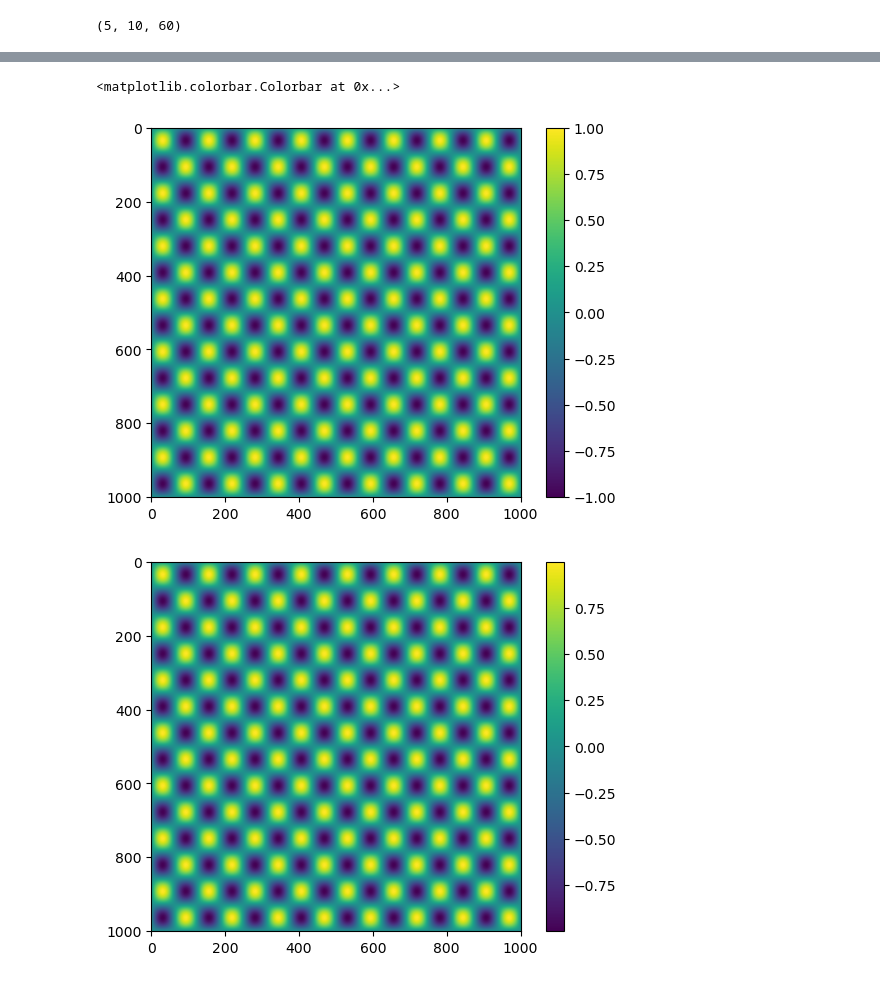
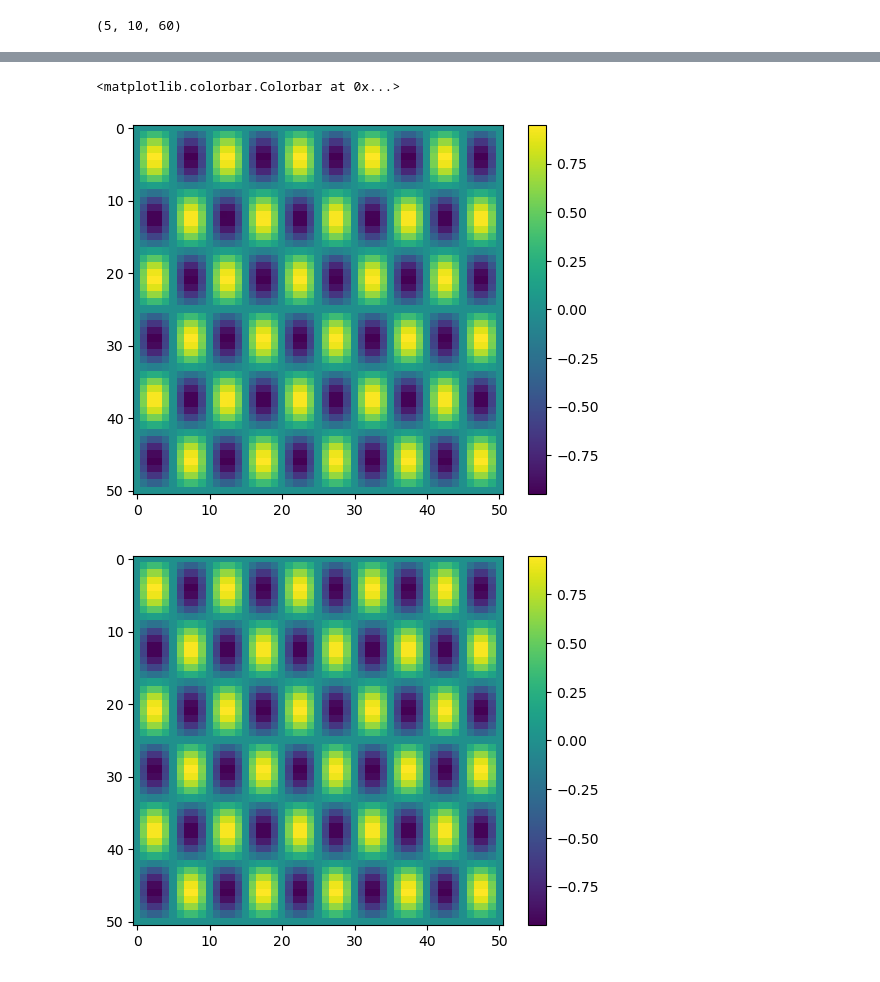
Before and after one commit to TheoBourdais/ModelAggregation, a Jupyter notebook: AggregatePDESolvers/gaussian_pde_solve.ipynb, the cells around one changed output, grey strips where cells are left out. Drawn from its saved outputs; the diff is of its cells as text; code cells hidden in the pictures.

```diff
--- a/AggregatePDESolvers/gaussian_pde_solve.ipynb
+++ b/AggregatePDESolvers/gaussian_pde_solve.ipynb
@@ -251,9 +243,9 @@ l
 
 
 def gaussian_separable_kernel(Ffunctions,Gfunctions,mat,l):
-    F_vals=np.stack([sample_from_u(lambda x,y:fi([x,y]),1000) for fi in Ffunctions])
+    F_vals=np.stack([sample_from_u(lambda x,y:fi([x,y]),N_target) for fi in Ffunctions])
     if Gfunctions is not None:
-        G_vals=np.stack([sample_from_u(lambda x,y:fi([x,y]),1000) for fi in Gfunctions])
+        G_vals=np.stack([sample_from_u(lambda x,y:fi([x,y]),N_target) for fi in Gfunctions])
     else:
         G_vals=F_vals
     K1=rbf_kernel(F_vals.reshape(F_vals.shape[0],-1),G_vals.reshape(G_vals.shape[0],-1),gamma=1/(2*l**2))
@@ -263,7 +255,6 @@ def gaussian_separable_kernel(Ffunctions,Gfunctions,mat,l):
 my_kernel=partial(gaussian_separable_kernel,mat=np.eye(len(solvers)),l=1499440.7651980314)
 # %%
 kernel_matrix=my_kernel(F,None)
-kernel_matrix+=1
 # %%
 plt.imshow(kernel_matrix[:,:,0,0])
 plt.colorbar()
@@ -329,7 +316,7 @@ Y_components_to_test=pca.transform(np.stack([sample_from_u(u_i,1000) for u_i in
 # %%
-kernel_to_test=my_kernel(F,F_to_test)+1
+kernel_to_test=my_kernel(F,F_to_test)
 # %%
-model_values_to_test=np.stack([np.stack([solver(f,N_target=1000) for solver in solvers]) for f in tqdm(F_to_test)])
+model_values_to_test=np.stack([np.stack([solver(f,N_target=N_target) for solver in solvers]) for f in tqdm(F_to_test)])
 model_transforms_to_test=pca.transform(model_values_to_test.reshape(model_values_to_test.shape[0]*model_values_to_test.shape[1],-1)).reshape(model_values_to_test.shape[0],model_values_to_test.shape[1],60)
 # %%
 alpha = np.einsum("ijp,ikjm->mkp", Vs, kernel_to_test)
@@ -377,14 +364,14 @@ for freq in np.random.randint(0,60,2):
 # %%
 index=5
-plt.imshow(aggregate[5].reshape(1001,1001))
+plt.imshow(aggregate[5].reshape(N_target+1,N_target+1))
 plt.colorbar()
 plt.figure()
-plt.imshow(sample_from_u(U_to_test[5],1000))
+plt.imshow(sample_from_u(U_to_test[5],N_target))
 plt.colorbar()
 plt.figure()
-plt.imshow(aggregate[5].reshape(1001,1001)-sample_from_u(U_to_test[5],1000))
+plt.imshow(aggregate[5].reshape(N_target+1,N_target+1)-sample_from_u(U_to_test[5],N_target))
 plt.colorbar()
 # %% [output]
 <matplotlib.colorbar.Colorbar at 0x...>
-[figure, old version]
+[figure, new version]
-[figure, old version]
+[figure, new version]
```
Also changed, not shown: parts of 43 cells of this notebook, 4 other files.
